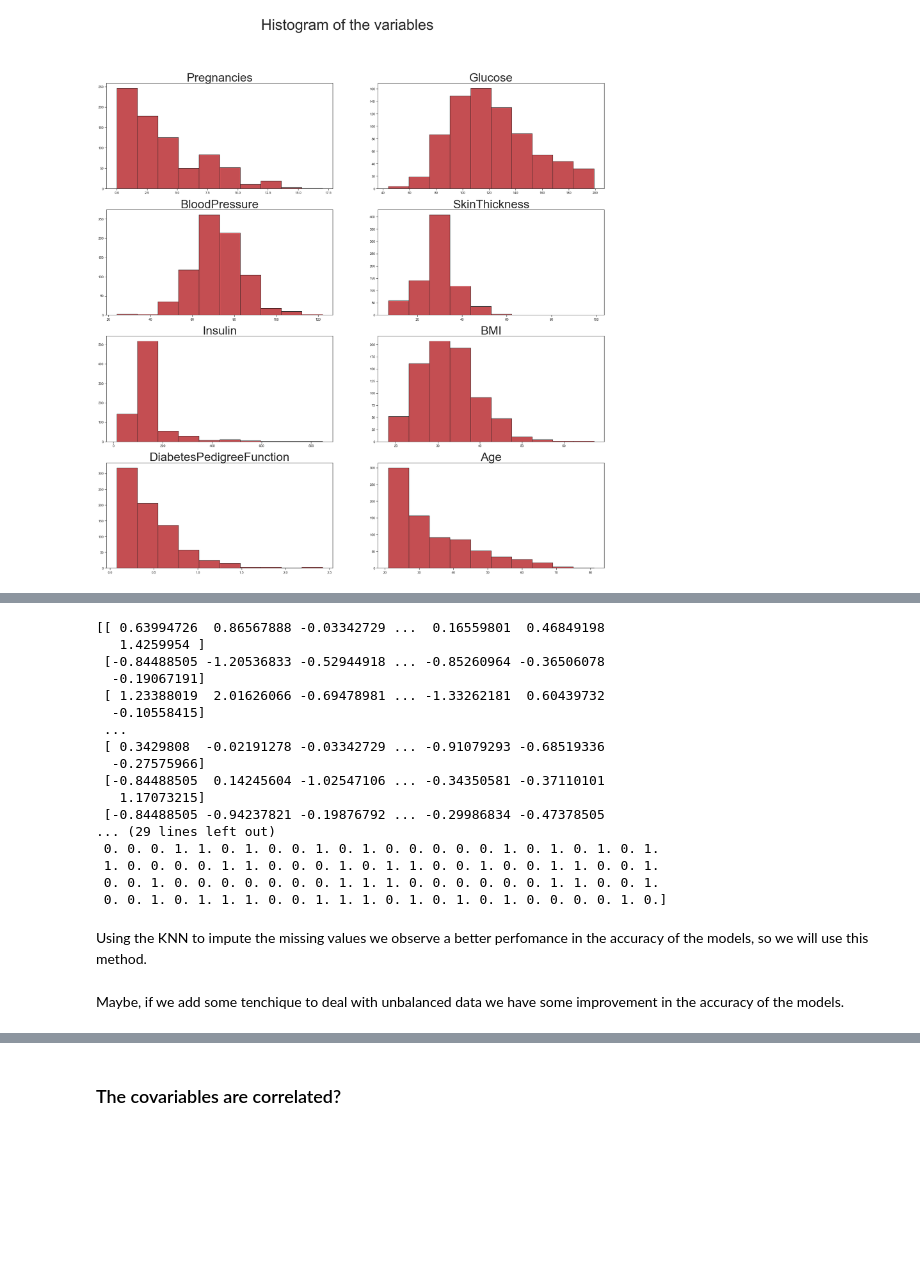
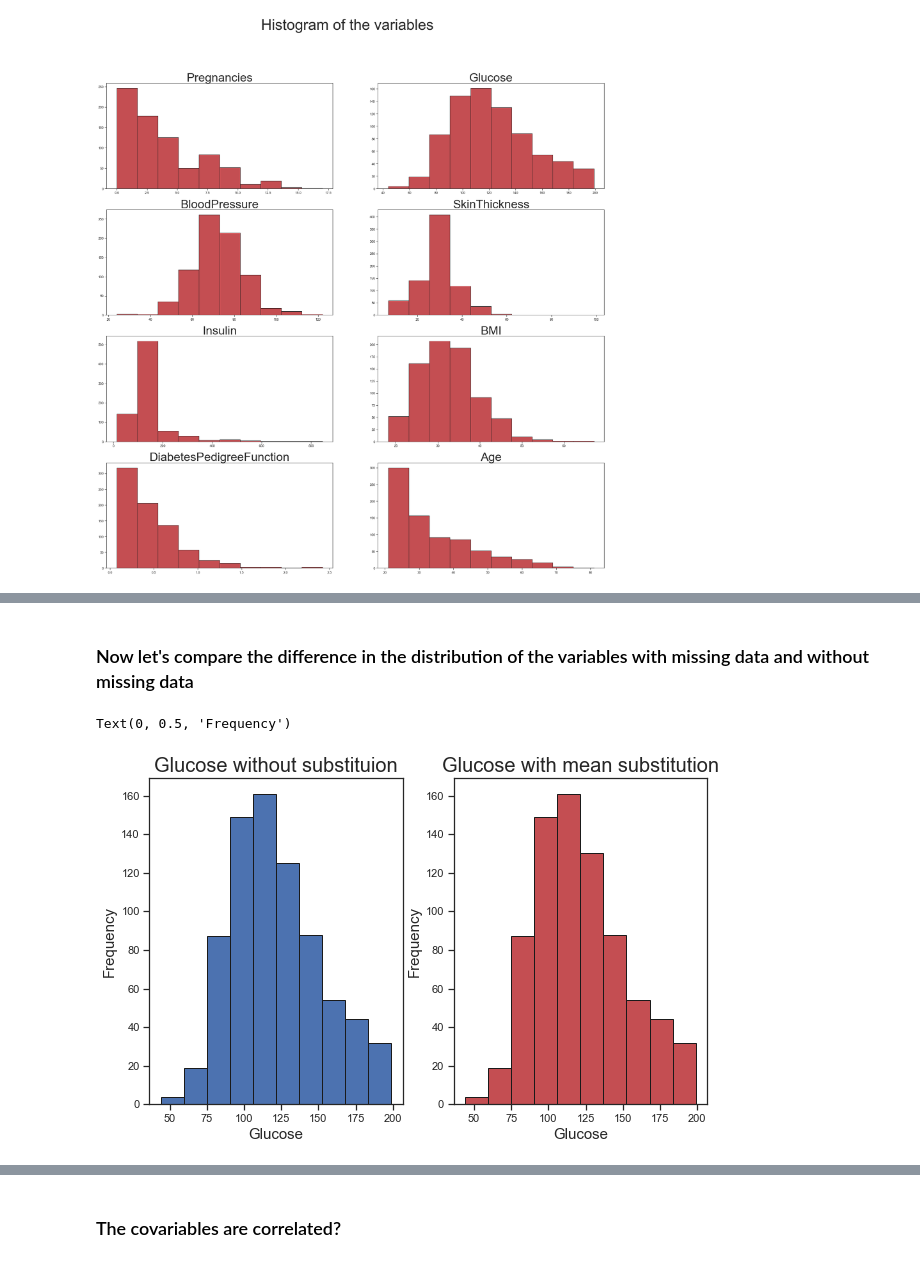
Before and after one commit to gmichelcarvalho/SCC5948_Ciencia-de-dados, a Jupyter notebook: Projeto.ipynb, the cells around one changed output, grey strips where cells are left out. Drawn from its saved outputs; the diff is of its cells as text; code cells hidden in the pictures; blank space fills up the shorter version.

```diff
--- a/Projeto.ipynb
+++ b/Projeto.ipynb
@@ -301,25 +203,2 @@ X2 = scale(X2)
-# %%
-print(X2)
-print(y2)
-# %% [output]
-[[ 0.63994726  0.86567888 -0.03342729 ...  0.16559801  0.46849198
-   1.4259954 ]
- [-0.84488505 -1.20536833 -0.52944918 ... -0.85260964 -0.36506078
-  -0.19067191]
- [ 1.23388019  2.01626066 -0.69478981 ... -1.33262181  0.60439732
-  -0.10558415]
- ...
- [ 0.3429808  -0.02191278 -0.03342729 ... -0.91079293 -0.68519336
-  -0.27575966]
- [-0.84488505  0.14245604 -1.02547106 ... -0.34350581 -0.37110101
-   1.17073215]
- [-0.84488505 -0.94237821 -0.19876792 ... -0.29986834 -0.47378505
-... (29 lines left out)
- 0. 0. 0. 1. 1. 0. 1. 0. 0. 1. 0. 1. 0. 0. 0. 0. 0. 1. 0. 1. 0. 1. 0. 1.
- 1. 0. 0. 0. 0. 1. 1. 0. 0. 0. 1. 0. 1. 1. 0. 0. 1. 0. 0. 1. 1. 0. 0. 1.
- 0. 0. 1. 0. 0. 0. 0. 0. 0. 0. 1. 1. 1. 0. 0. 0. 0. 0. 0. 1. 1. 0. 0. 1.
- 0. 0. 1. 0. 1. 1. 1. 0. 0. 1. 1. 1. 0. 1. 0. 1. 0. 1. 0. 0. 0. 0. 1. 0.]
-# %% [markdown]
-Using the KNN to impute the missing values we observe a better perfomance in the accuracy of the models, so we will use this method.
-# %% [markdown]
-Maybe, if we add some tenchique to deal with unbalanced data we have some improvement in the accuracy of the models.
+# %% [markdown]
+### Now let's compare the difference in the distribution of the variables with missing data and without missing data
@@ -325,0 +207,15 @@ Maybe, if we add some tenchique to deal with unbalanced data we have some improv
+# %%
+fig, axs = plt.subplots(1, 2, figsize=(10, 6))
+ax = axs.flatten()
+ax[0].set_title('Glucose without substituion',fontsize=20)
+ax[0].hist(pima_dataset['Glucose'],alpha=1,ec="k",color='b')
+ax[0].set_xlabel('Glucose',fontsize=15)
+ax[0].set_ylabel('Frequency',fontsize=15)
+
+ax[1].set_title('Glucose with mean substitution',fontsize=20)
+ax[1].hist(pima_dataset_mean['Glucose'],alpha=1,ec="k",color='r')
+ax[1].set_xlabel('Glucose',fontsize=15)
+ax[1].set_ylabel('Frequency',fontsize=15)
+# %% [output]
+Text(0, 0.5, 'Frequency')
+[figure, added]
```
Also changed, not shown: parts of 65 cells of this notebook, 1 other file.
